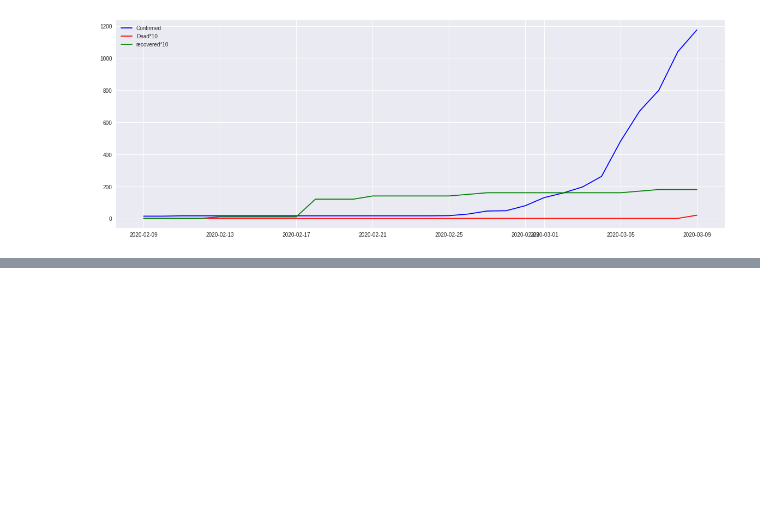
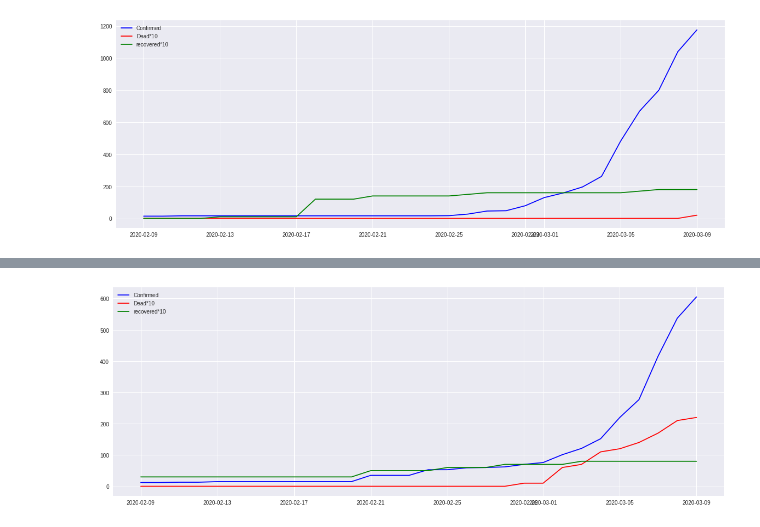
Before and after one commit to acsaba22/covid, a Jupyter notebook: CssLook3.ipynb, the cells around one changed output, grey strips where cells are left out. Cells and saved outputs as stored; diff of their text form; code cells hidden in the pictures; blank space fills up the shorter version.

```diff
--- a/CssLook3.ipynb
+++ b/CssLook3.ipynb
@@ -180,0 +197,4 @@ plotRatio('Germany', 30)
+# %%
+plotRatio('US/Total', 30)
+# %% [output]
+[figure, added]
```
Also changed, not shown: parts of 39 cells of this notebook, 1 other file.
